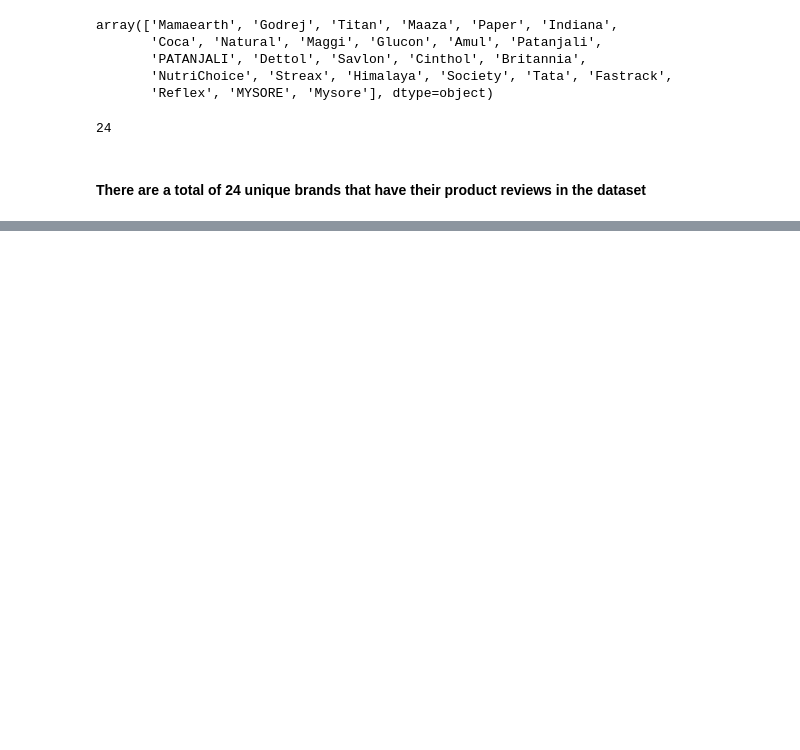
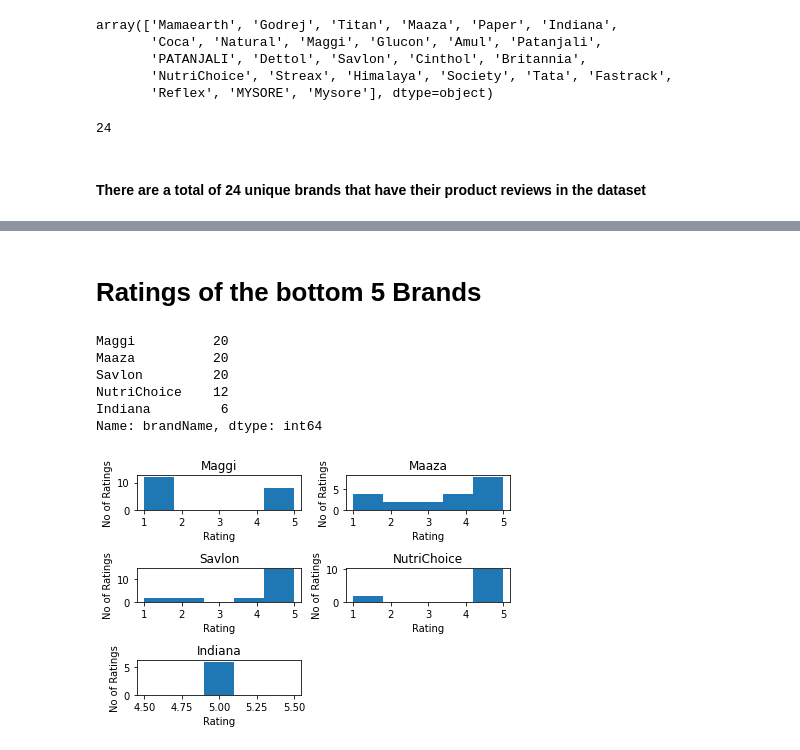
Before and after one commit to harsh2403/Sentiment_Analysis, a Jupyter notebook: Data Wrangling.ipynb, the cells around one changed output, grey strips where cells are left out. Cells and saved outputs as stored; diff of their text form; code cells hidden in the pictures; blank space fills up the shorter version.

```diff
--- a/Data Wrangling.ipynb
+++ b/Data Wrangling.ipynb
@@ -114,0 +161,57 @@ Name: brandName, dtype: int64
+# %% [markdown]
+
+# Ratings of the bottom 5 Brands
+# %%
+product_reviews['brandName'].value_counts().tail()
+# %% [output]
+Maggi          20
+Maaza          20
+Savlon         20
+NutriChoice    12
+Indiana         6
+Name: brandName, dtype: int64
+# %%
+mag_rat = product_reviews[product_reviews['brandName']=='Maggi']
+maaz_rat = product_reviews[product_reviews['brandName']=='Maaza']
+sav_rat = product_reviews[product_reviews['brandName']=='Savlon']
+nutri_rat = product_reviews[product_reviews['brandName']=='NutriChoice']
+ind_rat = product_reviews[product_reviews['brandName']=='Indiana']
+# %%
+plt.subplot(3,2,1)
+plt.hist(mag_rat['rating'],bins=5)
+plt.title('Maggi')
+plt.xlabel('Rating')
+plt.ylabel('No of Ratings')
+
+
+plt.subplot(3,2,2)
+plt.hist(maaz_rat['rating'],bins=5)
+plt.title('Maaza')
+plt.xlabel('Rating')
+plt.ylabel('No of Ratings')
+
+
+plt.subplot(3,2,3)
+plt.hist(sav_rat['rating'],bins=5)
+plt.title('Savlon')
+plt.xlabel('Rating')
+plt.ylabel('No of Ratings')
+
+
+plt.subplot(3,2,4)
+plt.hist(nutri_rat['rating'],bins=5)
+plt.title('NutriChoice')
+plt.xlabel('Rating')
+plt.ylabel('No of Ratings')
+
+
+plt.subplot(3,2,5)
+plt.hist(ind_rat['rating'],bins=5)
+plt.title('Indiana')
+plt.xlabel('Rating')
+plt.ylabel('No of Ratings')
+
+plt.tight_layout()
+plt.show()
+# %% [output]
+[figure, added]
```
Also changed, not shown: parts of 15 cells of this notebook.
